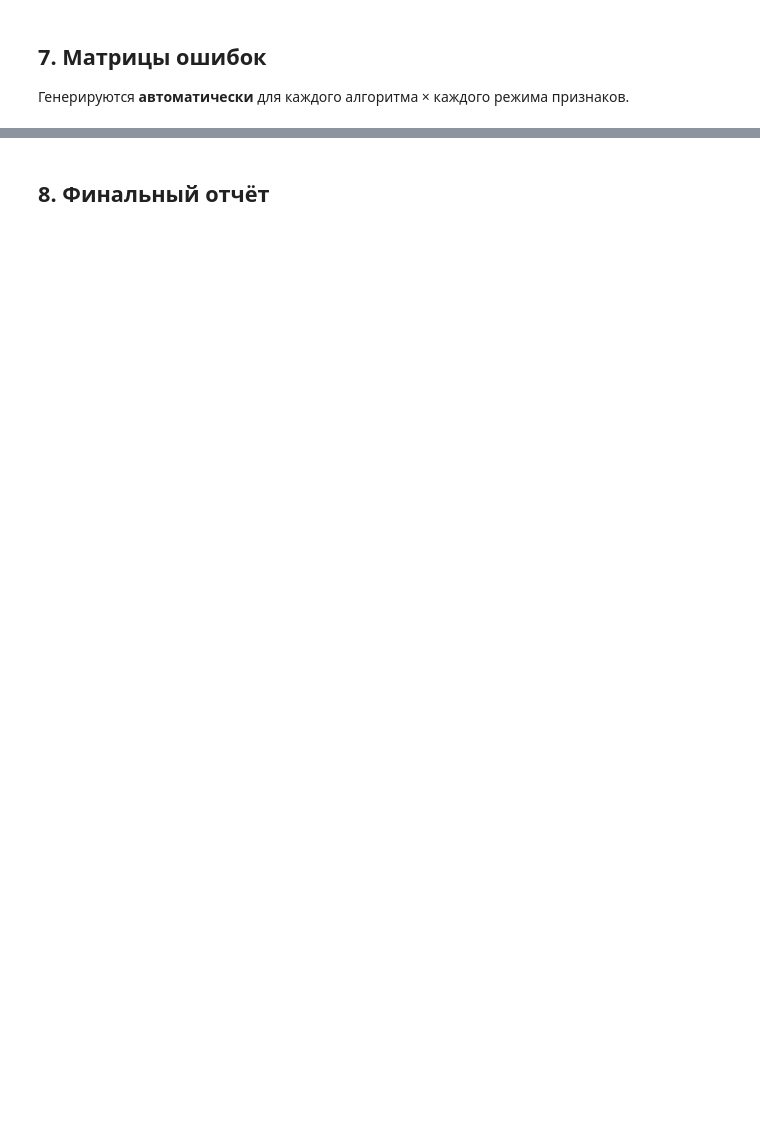
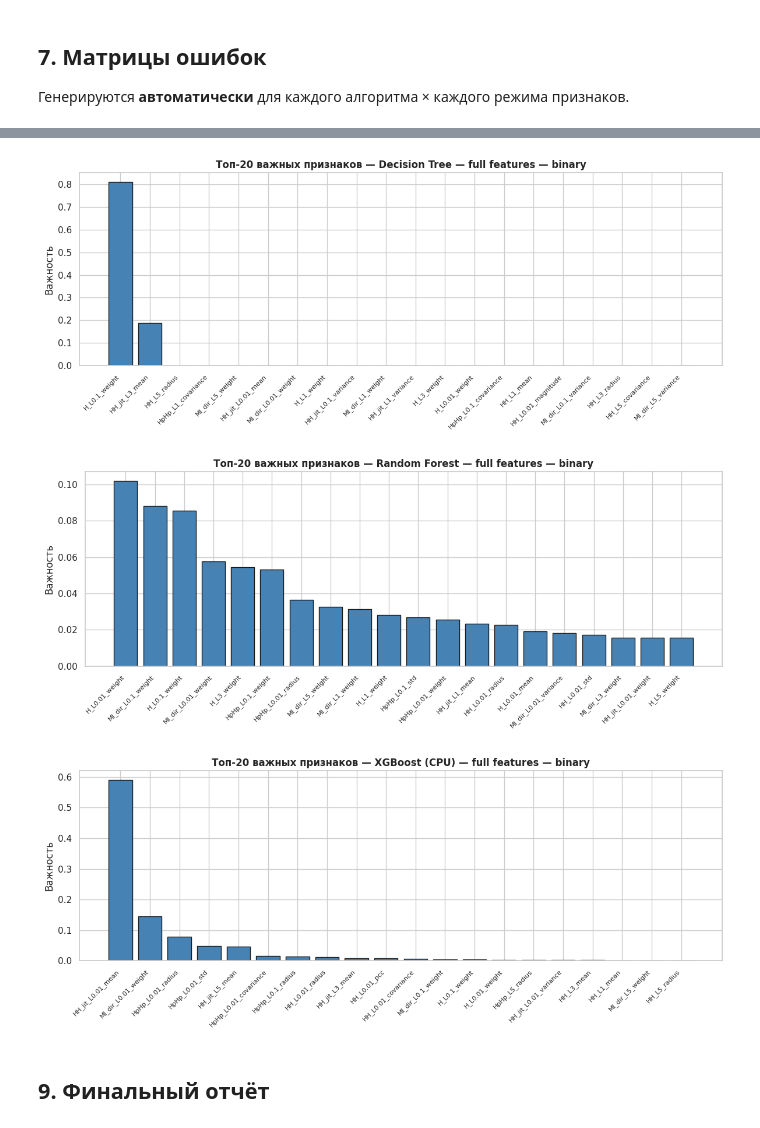
Before and after one commit to Vector513/BigData-LETI, a Jupyter notebook: botnet-attacks/2.ipynb, the cells around one changed output, grey strips where cells are left out. Cells and saved outputs as stored; diff of their text form; code cells hidden in the pictures; blank space fills up the shorter version.

```diff
--- a/botnet-attacks/2.ipynb
+++ b/botnet-attacks/2.ipynb
@@ -69,16 +69,16 @@ from sklearn.metrics import (
 DATA_DIR = Path("../datasets")
 
 # Доли датасета, задействованные в обучении и тестах. Диапазон: (0.0, 1.0]
-SAMPLE_FRACTIONS = [0.01, 0.05] # 0.1, 0.25, 0.5, 0.75, 1.0]
+SAMPLE_FRACTIONS = [0.05, 0.1, 0.25, 0.5, 1.0]
 
 # Одиночное значение для метрик в секциях 10–14
-SAMPLE_FRACTION = SAMPLE_FRACTIONS[-1]
+SAMPLE_FRACTION = 0.5
 
 # Количества ядер, задействованные в обучении и тестах
-N_JOBS_LIST = [1, 32]
+N_JOBS_LIST = [1, 2, 4, 8, 16, 32]
 
-# Одиночное значение для метрик в секциях 10–14
-CORES_SAMPLE_FRACTION = SAMPLE_FRACTIONS[1]
+# Одиночное значение для cpu-замеров в секциях 10–14
+CORES_SAMPLE_FRACTION = 1.0
 
 
 # Доля тестовой выборки от отобранных данных
@@ -97,7 +97,7 @@ print(f"(финальный прогон: {SAMPLE_FRACTION*100:.0f}% датас
 print(f"N_JOBS_LIST       = {N_JOBS_LIST}")
 print(f"CORES_SAMPLE_FRACTION = {CORES_SAMPLE_FRACTION*100:.0f}% датасета")
 print(f"TEST_SIZE        = {TEST_SIZE}")
-print(f"N_PCA_COMPONENTS = {N_PCA_COMPONENTS}")
+print(f"N_TOP_FEATURES   = {N_TOP_FEATURES}")
 print(f"RANDOM_STATE     = {RANDOM_STATE}")
 # %% [output]
 Конфигурация ноутбука:
@@ -593,5 +638,23 @@ for algo_name, modes in all_results.items():
+# %%
+for algo_name, modes in all_results.items():
+    # Берём модель, обученную на полных признаках, для бинарной задачи
+    trained_model = modes.get("full", {}).get("binary", {}).get("model")
+
+    if trained_model is None:
+        continue
+
+    plot_feature_importance(
+        model        = trained_model,
+        feature_names = FEATURE_COLS,
+        title        = f"{algo_name} — full features — binary",
+        top_n        = 20,
+    )
+# %% [output]
+[figure, added]
+[figure, added]
+[figure, added]
 # %% [markdown]
-## 8. Финальный отчёт
+## 9. Финальный отчёт
 # %%
 print("=" * 72)
 print("  ФИНАЛЬНЫЙ ОТЧЁТ")
```
Also changed, not shown: parts of 26 cells of this notebook.
